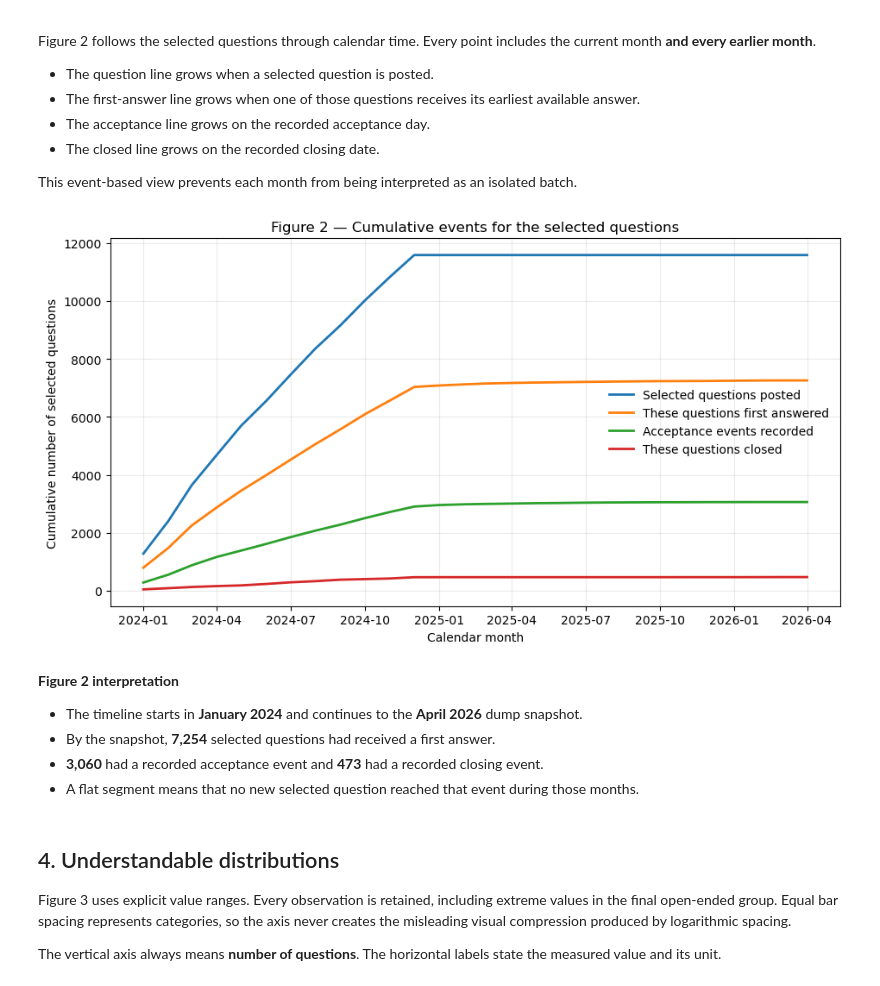
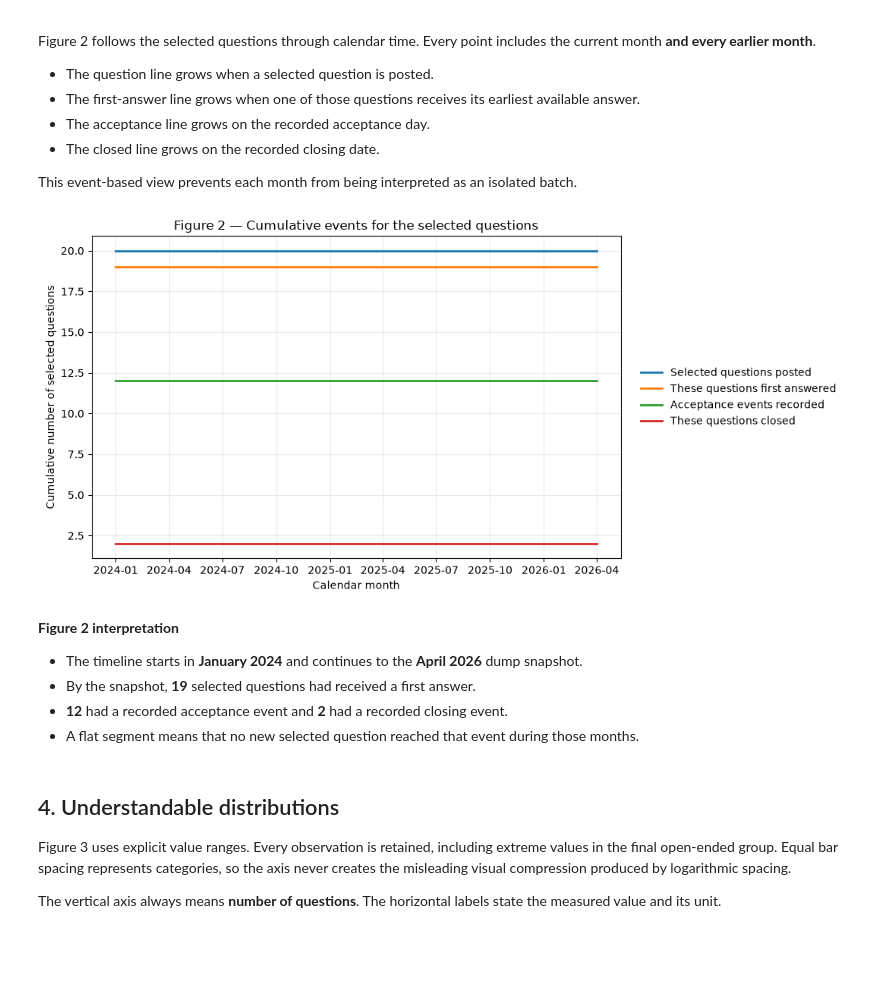
Before and after one commit to thearmankarapetyan/stackexchange-difficulty, a Jupyter notebook: notebooks/stackexchange_eda.ipynb, the cells around one changed output. Drawn from its saved outputs; the diff is of its cells as text; code cells hidden in the pictures; blank space fills up the shorter version.

```diff
--- a/notebooks/stackexchange_eda.ipynb
+++ b/notebooks/stackexchange_eda.ipynb
@@ -39,9 +39,9 @@ Edit **only the next cell** when applying this notebook to another compatible ta
 - **`MAX_CASES_TO_SHOW`** — maximum number of questions shown in the final inspection table.
 # %%
 # Path to the characteristic table analyzed by this run.
-DATA_FILE = Path("../data/processed/superuser-2024/thread_characteristics.tsv")
+DATA_FILE = Path("../data/examples/characteristics_pilot.tsv")
 
-# Display and evidence-selection choices.
+# Evidence-selection choices used by the tag, correlation, and case sections.
 MIN_TAG_QUESTIONS = 20
 TOP_TAGS_TO_SHOW = 15
 MIN_ABSOLUTE_RHO = 0.30
@@ -56,6 +56,9 @@ if not DATA_FILE.is_file():
     raise FileNotFoundError(f"Characteristic table not found: {DATA_FILE.resolve()}")
 
 data = pd.read_csv(DATA_FILE, sep="\t", low_memory=False)
+source_column_count = len(data.columns)
+if data.empty:
+    raise ValueError("The characteristic table contains no question rows")
 
 required_columns = {
     "site", "dump_snapshot_date", "question_id", "question_url",
@@ -98,18 +101,23 @@ data["has_available_answer"] = boolean_text.map({"TRUE": True, "FALSE": False})
 
 data["has_accepted_answer"] = data["accepted_answer_id"].notna()
 data["is_closed"] = data["closed_datetime"].notna()
-data["question_month"] = data["question_creation_datetime"].dt.to_period("M").dt.to_timestamp()
-
 sites = data["site"].dropna().unique()
 if len(sites) != 1:
     raise ValueError(f"Expected one site, found {len(sites)}")
+if data["question_id"].duplicated().any():
+    raise ValueError("Question identifiers must be unique")
+snapshot_dates = data["dump_snapshot_date"].dropna().dt.normalize().unique()
+if len(snapshot_dates) != 1:
+    raise ValueError(f"Expected one dump snapshot date, found {len(snapshot_dates)}")
+if (data["question_creation_datetime"] > data["dump_snapshot_date"]).any():
+    raise ValueError("A question creation date occurs after the dump snapshot")
 
 summary = pd.DataFrame({
-    "Item": ["Site", "Questions", "Columns", "Question period", "Dump snapshot"],
+    "Item": ["Site", "Questions", "Source columns", "Question period", "Dump snapshot"],
     "Value": [
         sites[0],
         f"{len(data):,}",
-        f"{len(data.columns):,}",
+        f"{source_column_count:,}",
         f"{data['question_creation_datetime'].min():%Y-%m-%d} to {data['question_creation_datetime'].max():%Y-%m-%d}",
         f"{data['dump_snapshot_date'].max():%Y-%m-%d}",
     ],
@@ -191,40 +199,40 @@ event_dates = {
 
 first_month = data["question_creation_datetime"].min().to_period("M").to_timestamp()
 last_month = data["dump_snapshot_date"].max().to_period("M").to_timestamp()
 months = pd.date_range(first_month, last_month, freq="MS")
 monthly_events = pd.DataFrame(index=months)
 
 for label, dates in event_dates.items():
     event_months = dates.dropna().dt.to_period("M").dt.to_timestamp()
     monthly_events[label] = event_months.value_counts().reindex(months, fill_value=0)
 
 cumulative_events = monthly_events.cumsum()
-fig, ax = plt.subplots(figsize=(9.5, 5.2))
+fig, ax = plt.subplots(figsize=(10.8, 5.2))
 for column in cumulative_events.columns:
     ax.plot(cumulative_events.index, cumulative_events[column], linewidth=2, label=column)
 ax.set_title("Figure 2 — Cumulative events for the selected questions")
 ax.set_xlabel("Calendar month")
 ax.set_ylabel("Cumulative number of selected questions")
 ax.grid(alpha=0.25)
-ax.legend(frameon=False)
+ax.legend(frameon=False, loc="center left", bbox_to_anchor=(1.02, 0.5))
 plt.tight_layout()
 plt.show()
 
 final_events = cumulative_events.iloc[-1]
 display(Markdown(
     "**Figure 2 interpretation**  \n"
     f"- The timeline starts in **{first_month:%B %Y}** and continues to the **{last_month:%B %Y}** dump snapshot.  \n"
     f"- By the snapshot, **{int(final_events['These questions first answered']):,}** selected questions had received a first answer.  \n"
     f"- **{int(final_events['Acceptance events recorded']):,}** had a recorded acceptance event and "
     f"**{int(final_events['These questions closed']):,}** had a recorded closing event.  \n"
     "- A flat segment means that no new selected question reached that event during those months."
 ))
 # %% [output]
-[figure, old version]
+[figure, new version]
 **Figure 2 interpretation**
 - The timeline starts in **January 2024** and continues to the **April 2026** dump snapshot.
-- By the snapshot, **7,254** selected questions had received a first answer.
-- **3,060** had a recorded acceptance event and **473** had a recorded closing event.
+- By the snapshot, **19** selected questions had received a first answer.
+- **12** had a recorded acceptance event and **2** had a recorded closing event.
 - A flat segment means that no new selected question reached that event during those months.
 # %% [markdown]
 ## 4. Understandable distributions
```
Also changed, not shown: parts of 9 cells of this notebook, 26 other files.
